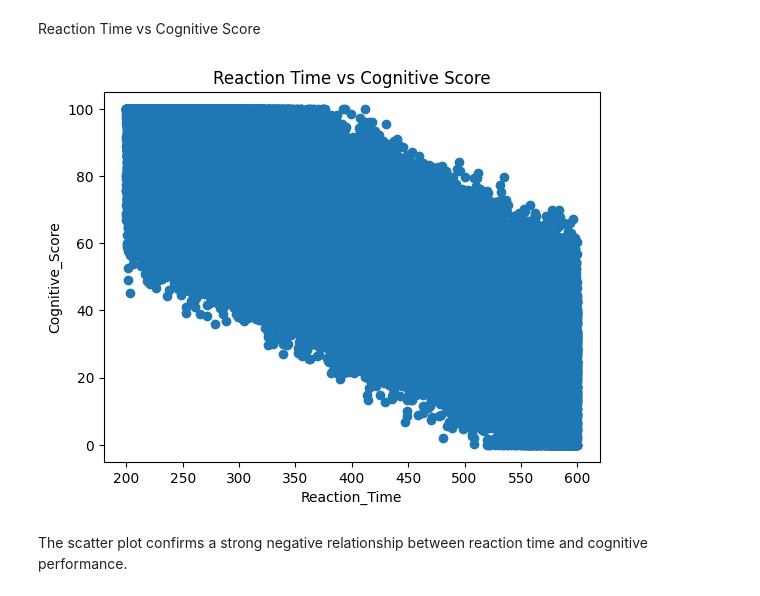
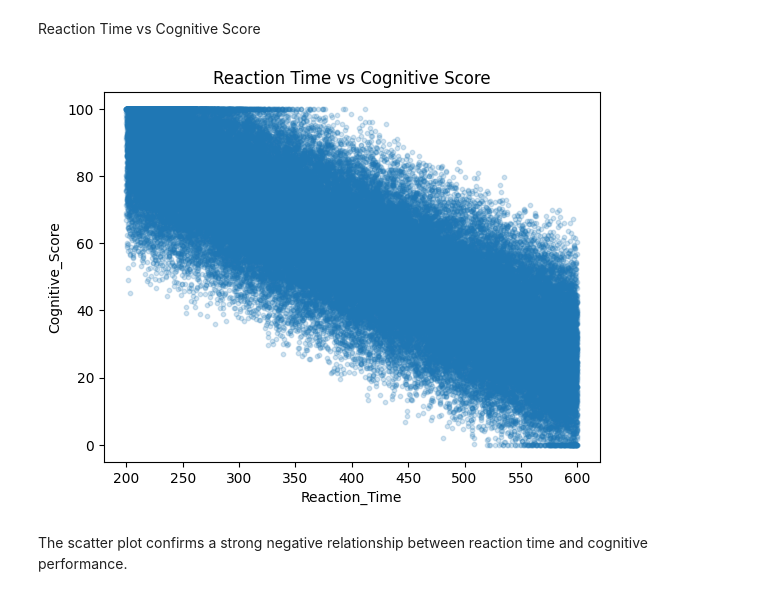
Before and after one commit to noemigalliera/cognitive-lifestyle-analysis, a Jupyter notebook: notebooks/exploration.ipynb, the cells around one changed output. Cells and saved outputs as stored; diff of their text form; code cells hidden in the pictures.

```diff
--- a/notebooks/exploration.ipynb
+++ b/notebooks/exploration.ipynb
@@ -186,13 +186,14 @@ To better understand the relationship, we analyze the average cognitive score fo
 # %% [markdown]
 Reaction Time vs Cognitive Score
 # %%
-plt.scatter(df["Reaction_Time"], df["Cognitive_Score"])
+plt.scatter(df["Reaction_Time"], df["Cognitive_Score"],  alpha=0.2, s=10)
 plt.xlabel("Reaction_Time")
 plt.ylabel("Cognitive_Score")
 plt.title("Reaction Time vs Cognitive Score")
+plt.savefig("../outputs/figures/reaction_time_cognitive_score.png", bbox_inches="tight")
 plt.show()
 # %% [output]
-[figure, old version]
+[figure, new version]
 # %% [markdown]
 The scatter plot confirms a strong negative relationship between reaction time and cognitive performance.
 # %% [markdown]
```
Also changed, not shown: parts of 1 cell of this notebook, 3 other files.
